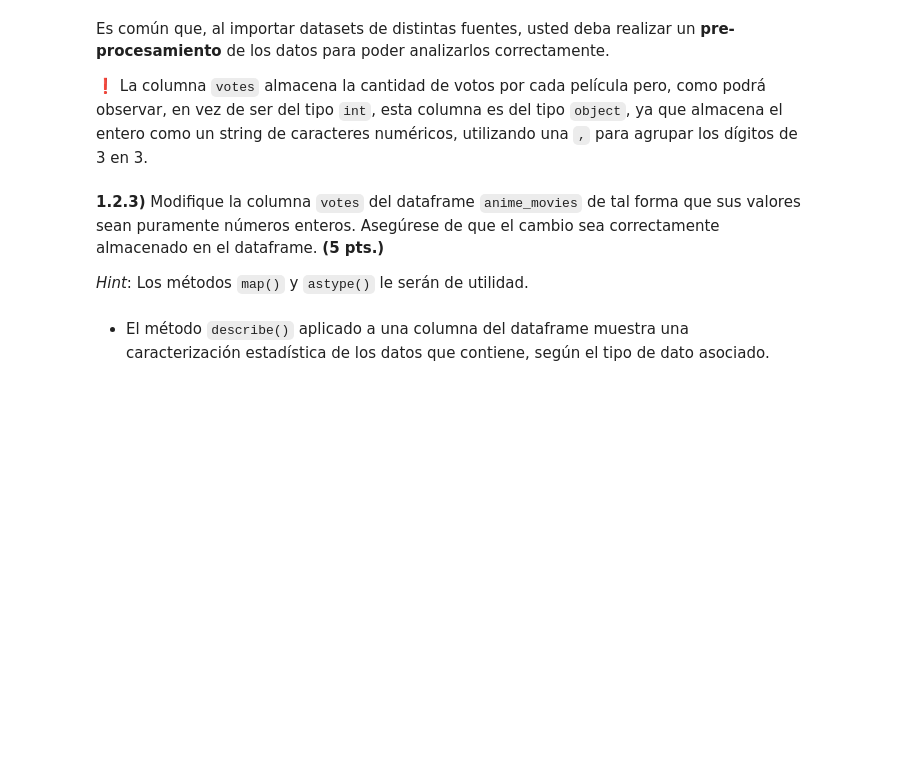
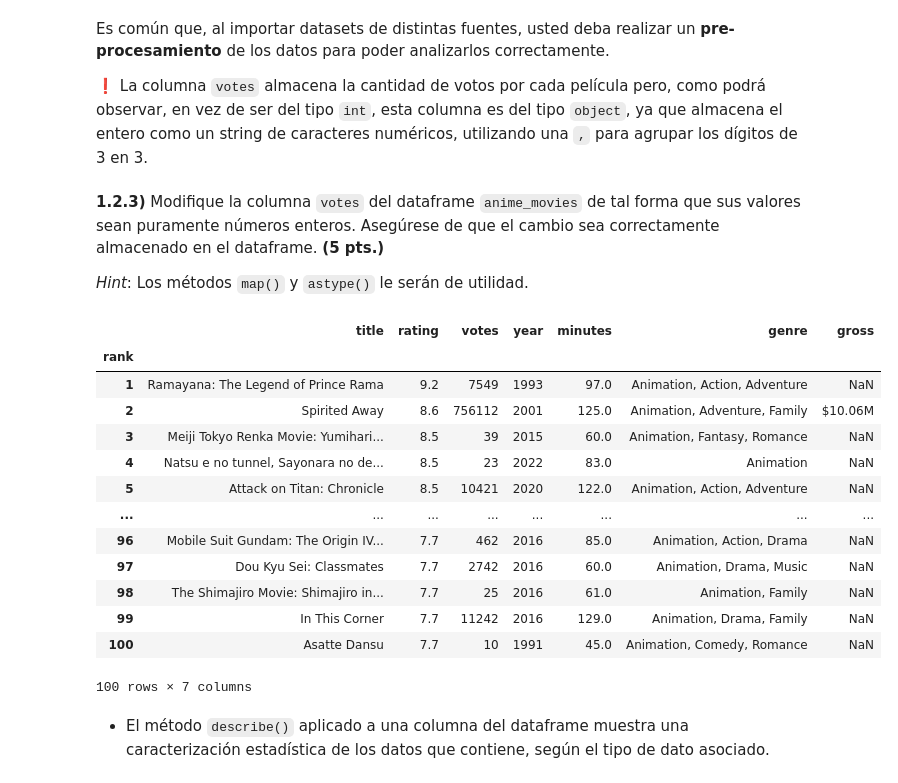
Before and after one commit to Camilo-Duque98/EstadisticaComputacional, a Jupyter notebook: lec-4-Los Dockeritos/lec-4.ipynb, the cells around one changed output. Drawn from its saved outputs; the diff is of its cells as text; code cells hidden in the pictures; blank space fills up the shorter version.

```diff
--- a/lec-4-Los Dockeritos/lec-4.ipynb
+++ b/lec-4-Los Dockeritos/lec-4.ipynb
@@ -276,3 +294,20 @@ Es común que, al importar datasets de distintas fuentes, usted deba realizar un
+# %%
+anime_movies
+# %% [output]
+|  | title | rating | votes | year | minutes | genre | gross |
+| rank |  |  |  |  |  |  |  |
+| 1 | Ramayana: The Legend of Prince Rama | 9.2 | 7549 | 1993 | 97.0 | Animation, Action, Adventure | NaN |
+| 2 | Spirited Away | 8.6 | 756112 | 2001 | 125.0 | Animation, Adventure, Family | $10.06M |
+| 3 | Meiji Tokyo Renka Movie: Yumihari... | 8.5 | 39 | 2015 | 60.0 | Animation, Fantasy, Romance | NaN |
+| 4 | Natsu e no tunnel, Sayonara no de... | 8.5 | 23 | 2022 | 83.0 | Animation | NaN |
+| 5 | Attack on Titan: Chronicle | 8.5 | 10421 | 2020 | 122.0 | Animation, Action, Adventure | NaN |
+| ... | ... | ... | ... | ... | ... | ... | ... |
+| 96 | Mobile Suit Gundam: The Origin IV... | 7.7 | 462 | 2016 | 85.0 | Animation, Action, Drama | NaN |
+| 97 | Dou Kyu Sei: Classmates | 7.7 | 2742 | 2016 | 60.0 | Animation, Drama, Music | NaN |
+| 98 | The Shimajiro Movie: Shimajiro in... | 7.7 | 25 | 2016 | 61.0 | Animation, Family | NaN |
+| 99 | In This Corner | 7.7 | 11242 | 2016 | 129.0 | Animation, Drama, Family | NaN |
+| 100 | Asatte Dansu | 7.7 | 10 | 1991 | 45.0 | Animation, Comedy, Romance | NaN |
+100 rows × 7 columns
 # %% [markdown]
 * El método `describe()` aplicado a una columna del dataframe muestra una caracterización estadística de los datos que contiene, según el tipo de dato asociado.
 # %%
```
Also changed, not shown: parts of 23 cells of this notebook.
